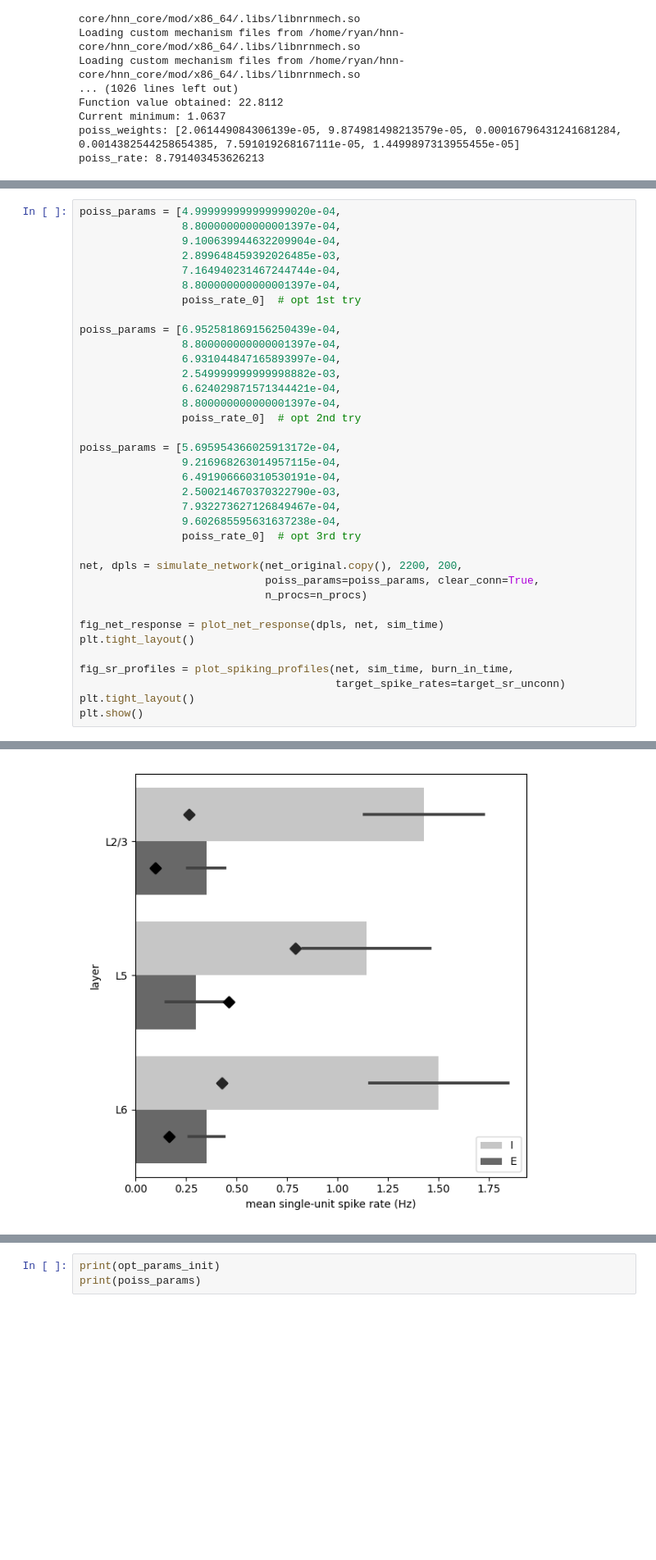
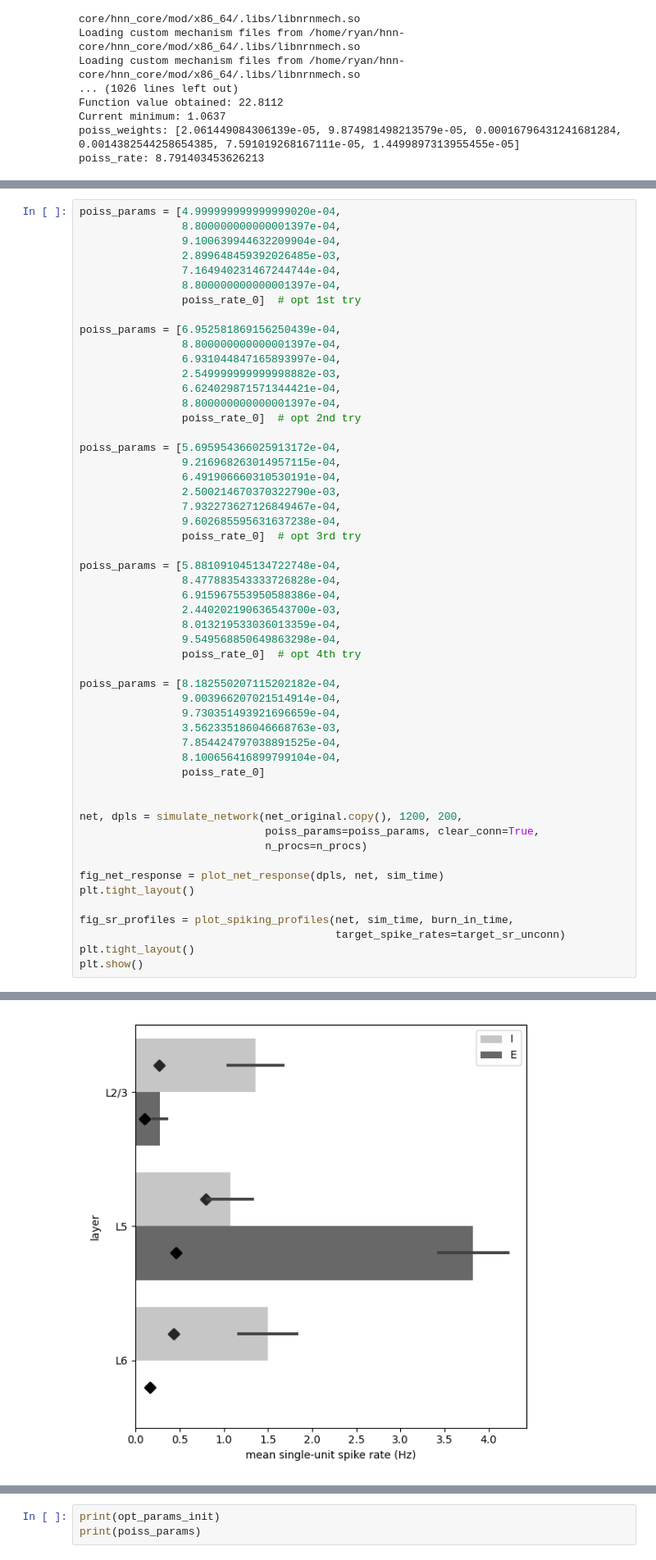
Before and after one commit to rythorpe/hnn-core, a Jupyter notebook: rs_dd_project/opt_baseline_drive.ipynb, the cells around one changed output, grey strips where cells are left out. Shown at 82% size. Drawn from its saved outputs; the diff is of its cells as text; blank space fills up the shorter version.

```diff
--- a/rs_dd_project/opt_baseline_drive.ipynb
+++ b/rs_dd_project/opt_baseline_drive.ipynb
@@ -259,7 +259,24 @@ poiss_params = [5.695954366025913172e-04,
                 9.602685595631637238e-04,
                 poiss_rate_0]  # opt 3rd try
 
-net, dpls = simulate_network(net_original.copy(), 2200, 200,
+poiss_params = [5.881091045134722748e-04,
+                8.477883543333726828e-04,
+                6.915967553950588386e-04,
+                2.440202190636543700e-03,
+                8.013219533036013359e-04,
+                9.549568850649863298e-04,
+                poiss_rate_0]  # opt 4th try
+
+poiss_params = [8.182550207115202182e-04,
+                9.003966207021514914e-04,
+                9.730351493921696659e-04,
+                3.562335186046668763e-03,
+                7.854424797038891525e-04,
+                8.100656416899799104e-04,
+                poiss_rate_0]
+
+
+net, dpls = simulate_network(net_original.copy(), 1200, 200,
                              poiss_params=poiss_params, clear_conn=True,
                              n_procs=n_procs)
 
@@ -291 +308 @@ Trial 1: 2190.0 ms...
-[figure, old version]
+[figure, new version]
```
Also changed, not shown: parts of 1 cell of this notebook, 1 other file.
